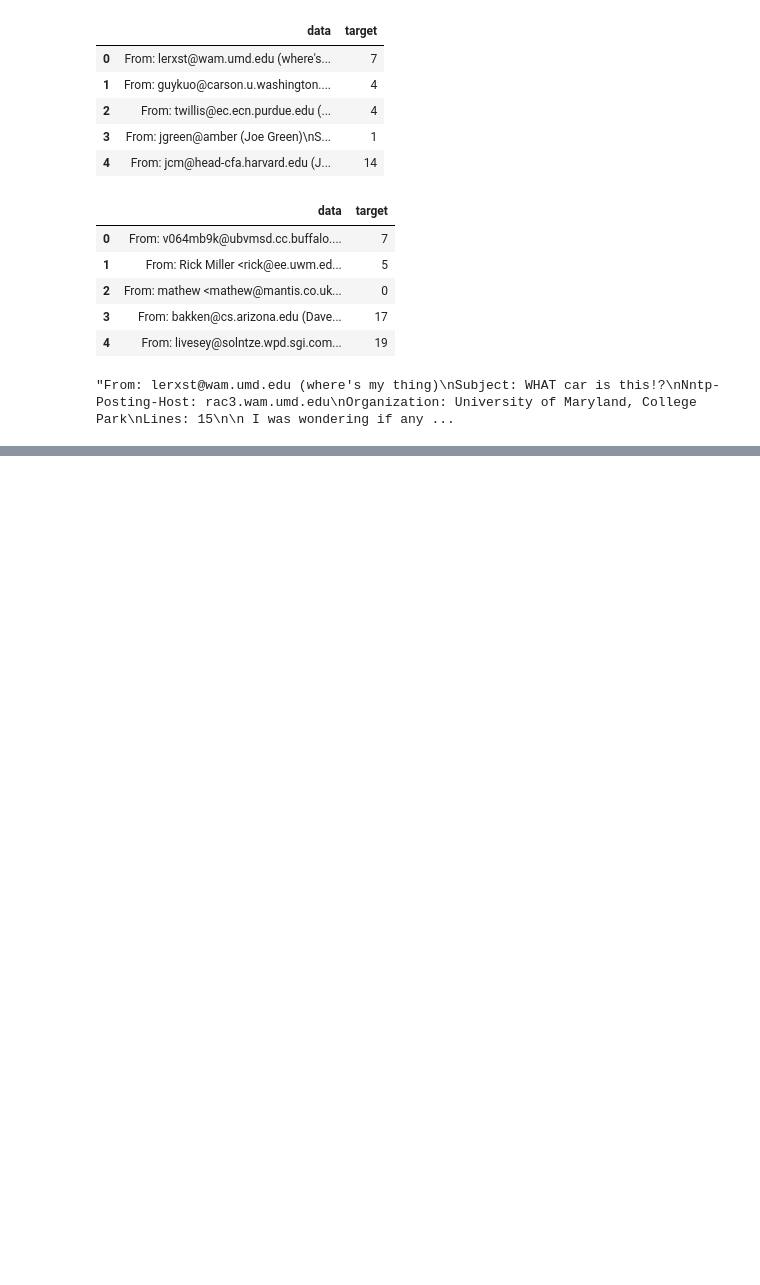
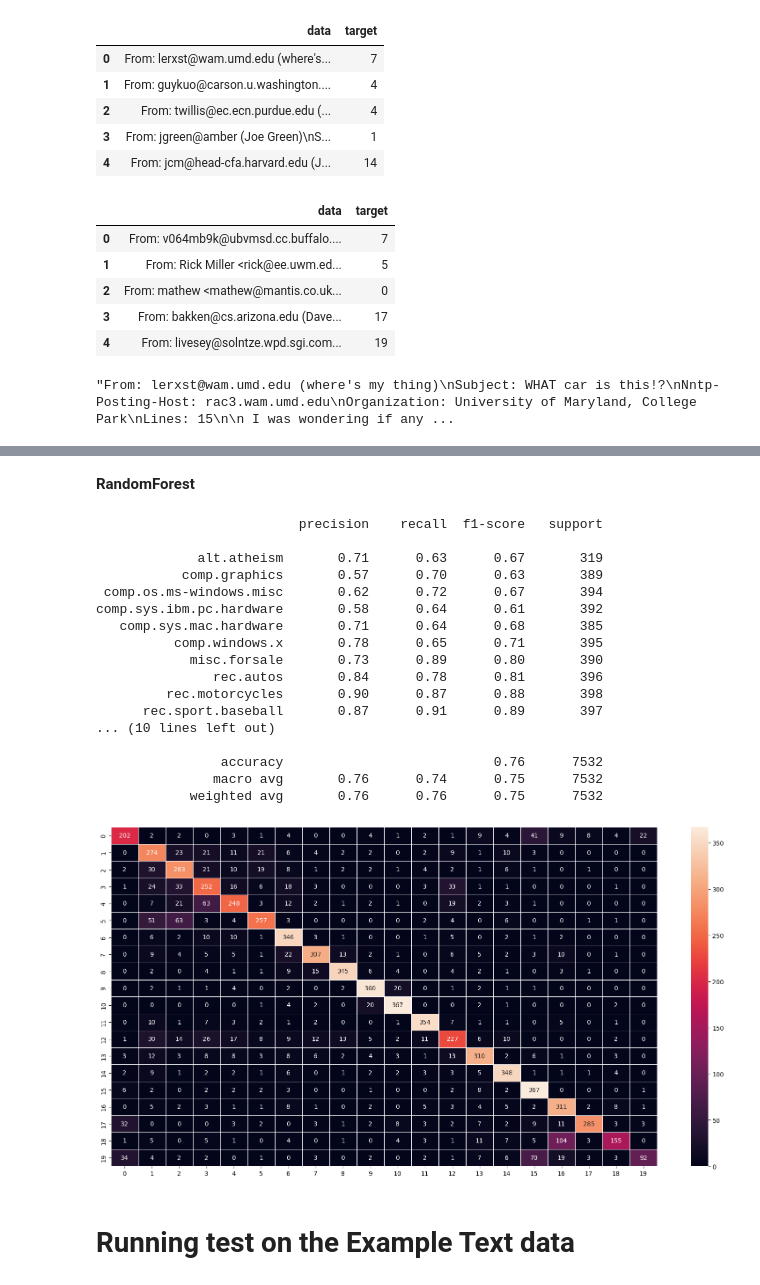
Before and after one commit to sayed6201/nlp_20newsgroups_exercise, a Jupyter notebook: exercise_text_classification.ipynb, the cells around one changed output, grey strips where cells are left out. Saved outputs shown, nothing was run; the diff lists cells and outputs as text; code cells hidden in the pictures; blank space fills up the shorter version.

Commit message:
model trained, explanation added, hyper parameter tuning added

```diff
--- a/exercise_text_classification.ipynb
+++ b/exercise_text_classification.ipynb
@@ -155,3 +158,8 @@ df_test.head()
 df_train['data'][0]
 # %% [output]
 "From: lerxst@wam.umd.edu (where's my thing)\nSubject: WHAT car is this!?\nNntp-Posting-Host: rac3.wam.umd.edu\nOrganization: University of Maryland, College Park\nLines: 15\n\n I was wondering if any ...
+# %%
+import nltk
+nltk.download('stopwords')
+from nltk.corpus import stopwords
+stop = set(stopwords.words('english'))
@@ -164,6 +175,10 @@ def text_cleaner(text):
   text = re.sub('[%s]' % re.escape(string.punctuation), ' ',text)
   text = re.sub(r"\r?\n|\r"," ", text)
   text = text.lower()
+  text = text.split()
+  text = [w for w in text if not w in stop]
+  text = " ".join(text)
+
   return text
 
 
@@ -189,8 +196,14 @@ stop = list(stopwords.words('english'))
 # %%
 nltk.download('punkt')
+nltk.download('wordnet')
+lemm = nltk.stem.WordNetLemmatizer()
 
 def toknize_my_text(x):
-    return ( w for w in nltk.word_tokenize(x) if len(w) >3)
+    tokens = ( w for w in nltk.word_tokenize(x) if len(w) >3)
+    lemmatized_token = []
+    for w in tokens:
+      lemmatized_token.append(lemm.lemmatize(w))
+    return lemmatized_token
 # %% [output]
 [nltk_data] Downloading package punkt to /root/nltk_data...
 [nltk_data]   Package punkt is already up-to-date!
@@ -202,7 +217,9 @@ print(list(dd))
 # %%
+from sklearn.feature_extraction.text import TfidfVectorizer
+
+
 tfIdfVec4 =  TfidfVectorizer(
-  tokenizer=toknize_my_text,
-  stop_words='english'
+  tokenizer=toknize_my_text
 )
 
 x_train_tfids4 = tfIdfVec4.fit_transform(df_train['data'])
@@ -268,2 +293,38 @@ comp.sys.ibm.pc.hardware       0.62      0.77      0.68       392
             weighted avg       0.83      0.81      0.80      7532
 [figure]
+# %% [markdown]
+**RandomForest**
+# %%
+from sklearn.ensemble import RandomForestClassifier
+
+
+random_forest = RandomForestClassifier()
+random_forest.fit(x_train_tfids4, y_train)
+
+predicted_y_rf = random_forest.predict(x_test_tfids4)
+
+
+plt.figure(figsize=(20, 10))
+sns.heatmap(confusion_matrix(y_test, predicted_y_rf), annot=True, fmt="d",  linewidths=0.6)
+print(classification_report(y_test,predicted_y_rf, target_names=newsgroups_train.target_names))
+# %% [output]
+                          precision    recall  f1-score   support
+
+             alt.atheism       0.71      0.63      0.67       319
+           comp.graphics       0.57      0.70      0.63       389
+ comp.os.ms-windows.misc       0.62      0.72      0.67       394
+comp.sys.ibm.pc.hardware       0.58      0.64      0.61       392
+   comp.sys.mac.hardware       0.71      0.64      0.68       385
+          comp.windows.x       0.78      0.65      0.71       395
+            misc.forsale       0.73      0.89      0.80       390
+               rec.autos       0.84      0.78      0.81       396
+         rec.motorcycles       0.90      0.87      0.88       398
+      rec.sport.baseball       0.87      0.91      0.89       397
+... (10 lines left out)
+
+                accuracy                           0.76      7532
+               macro avg       0.76      0.74      0.75      7532
+            weighted avg       0.76      0.76      0.75      7532
+[figure, added]
+# %% [markdown]
+# **Running test on the Example Text data**
```
Also changed, not shown: parts of 38 cells of this notebook.
